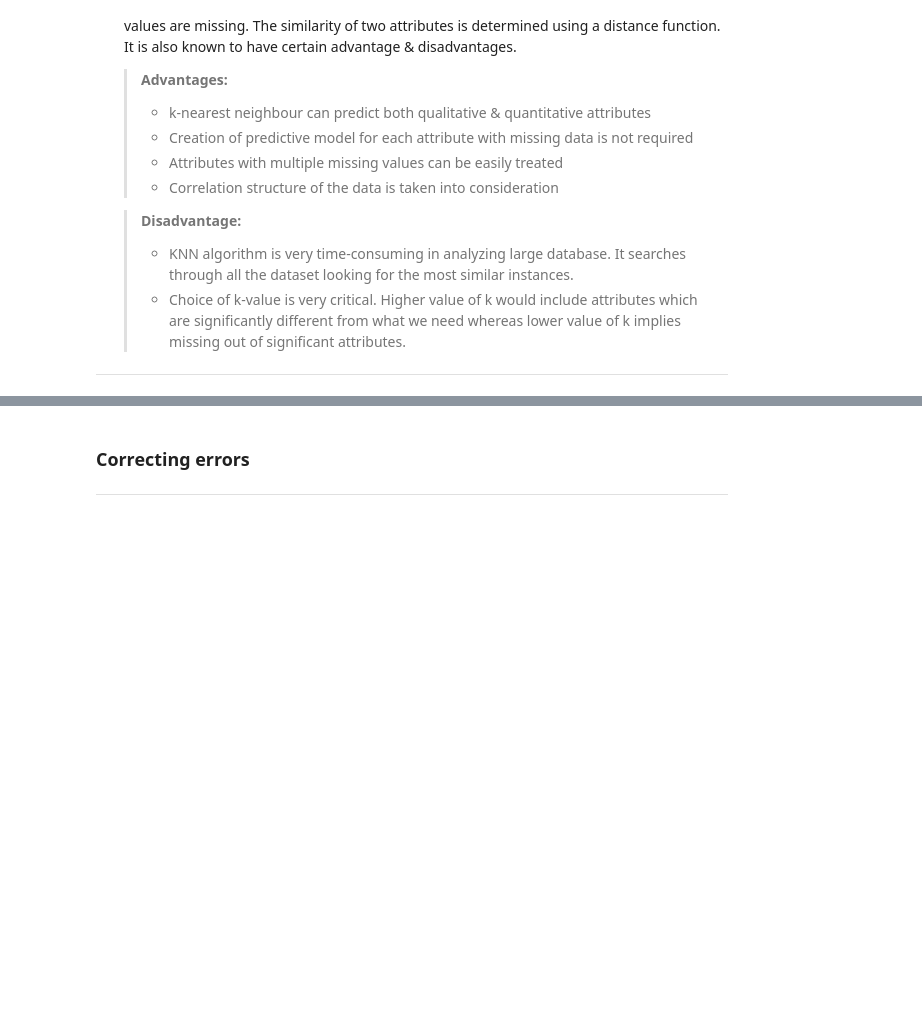
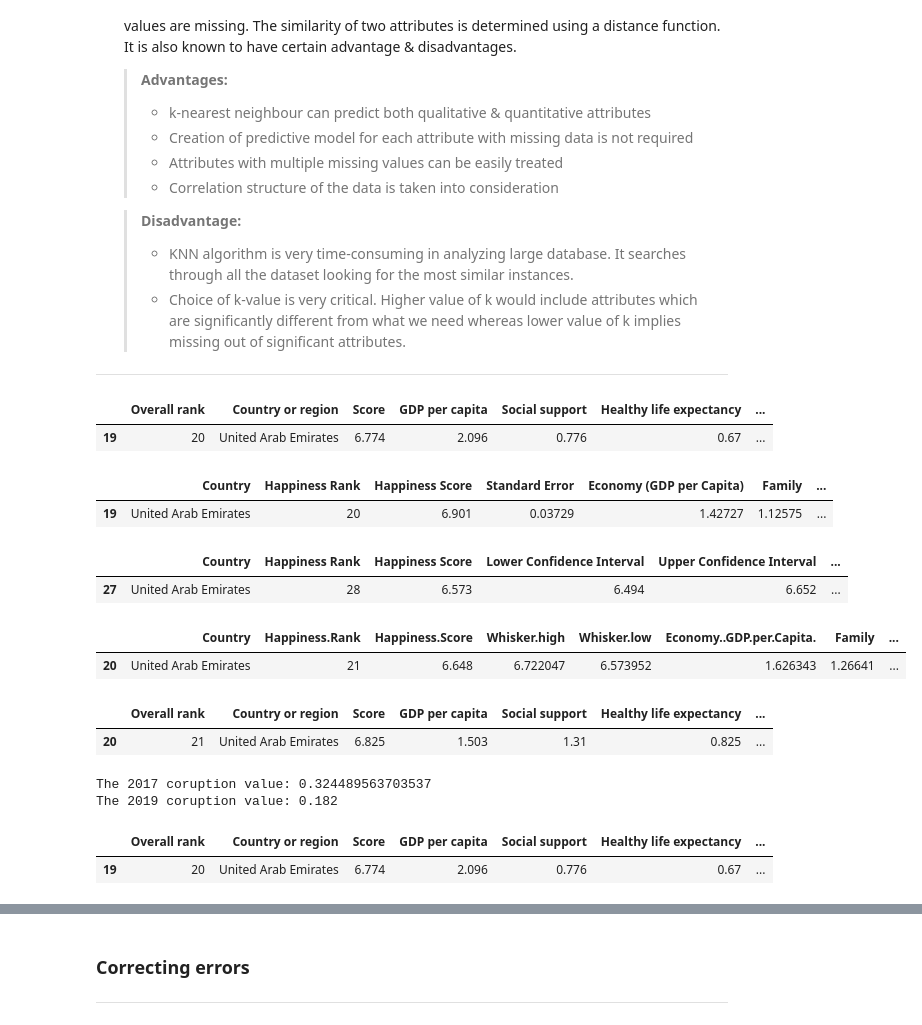
Before and after one commit to Tuwaiq-DS-ML-bootcamp-V-9/Usecase-2, a Jupyter notebook: EDA explain template.ipynb, the cells around one changed output, grey strips where cells are left out. Drawn from its saved outputs; the diff is of its cells as text; code cells hidden in the pictures; blank space fills up the shorter version.

```diff
--- a/EDA explain template.ipynb
+++ b/EDA explain template.ipynb
@@ -708,3 +793,47 @@ To avoid:
    > - Choice of k-value is very critical. Higher value of k would include attributes which are significantly different from what we need whereas lower value of k implies missing out of significant attributes.
 
 --------------------
+# %%
+# The only missing value we have
+df_2018[df_2018['Perceptions of corruption'].isnull()]
+# %% [output]
+|  | Overall rank | Country or region | Score | GDP per capita | Social support | Healthy life expectancy | ... |
+| 19 | 20 | United Arab Emirates | 6.774 | 2.096 | 0.776 | 0.67 | ... |
+# %%
+# Check the rankings for UAE to see if it changes every year or is it stable
+df_2015[df_2015['Country'] == 'United Arab Emirates']
+# %% [output]
+|  | Country | Happiness Rank | Happiness Score | Standard Error | Economy (GDP per Capita) | Family | ... |
+| 19 | United Arab Emirates | 20 | 6.901 | 0.03729 | 1.42727 | 1.12575 | ... |
+# %%
+df_2016[df_2016['Country'] == 'United Arab Emirates']
+# %% [output]
+|  | Country | Happiness Rank | Happiness Score | Lower Confidence Interval | Upper Confidence Interval | ... |
+| 27 | United Arab Emirates | 28 | 6.573 | 6.494 | 6.652 | ... |
+# %%
+df_2017[df_2017['Country'] == 'United Arab Emirates']
+# %% [output]
+|  | Country | Happiness.Rank | Happiness.Score | Whisker.high | Whisker.low | Economy..GDP.per.Capita. | Family | ... |
+| 20 | United Arab Emirates | 21 | 6.648 | 6.722047 | 6.573952 | 1.626343 | 1.26641 | ... |
+# %%
+df_2019[df_2019['Country or region'] == 'United Arab Emirates']
+# %% [output]
+|  | Overall rank | Country or region | Score | GDP per capita | Social support | Healthy life expectancy | ... |
+| 20 | 21 | United Arab Emirates | 6.825 | 1.503 | 1.31 | 0.825 | ... |
+# %%
+# It appears that the perception of coruption descreases every year so the best choice might be getting the mean of 2017 and 2019 values to fill the missing 2018 value
+value_2017 = df_2017[df_2017['Country'] == 'United Arab Emirates']['Trust..Government.Corruption.'].values[0]
+value_2019 = df_2019[df_2019['Country or region'] == 'United Arab Emirates']['Perceptions of corruption'].values[0]
+print(f"The 2017 coruption value: {value_2017}")
+print(f"The 2019 coruption value: {value_2019}")
+# %% [output]
+The 2017 coruption value: 0.324489563703537
+The 2019 coruption value: 0.182
+# %%
+# Now we after the calculation we place the value instead of the null
+value_2018 = (value_2017 + value_2019) / 2
+df_2018.loc[df_2018['Country or region'] == 'United Arab Emirates', 'Perceptions of corruption'] = value_2018
+df_2018[df_2018['Country or region'] == 'United Arab Emirates']
+# %% [output]
+|  | Overall rank | Country or region | Score | GDP per capita | Social support | Healthy life expectancy | ... |
+| 19 | 20 | United Arab Emirates | 6.774 | 2.096 | 0.776 | 0.67 | ... |
```
Also changed, not shown: parts of 13 cells of this notebook.
